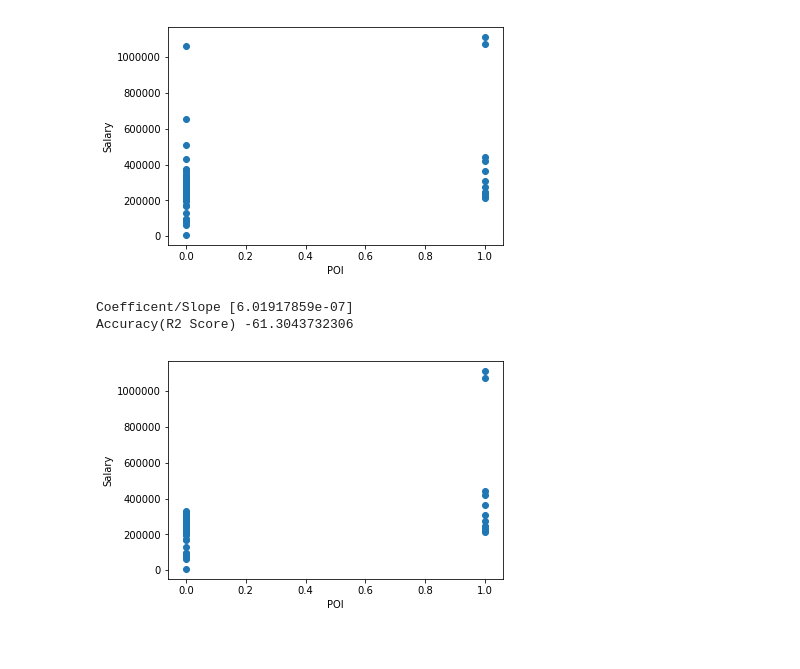
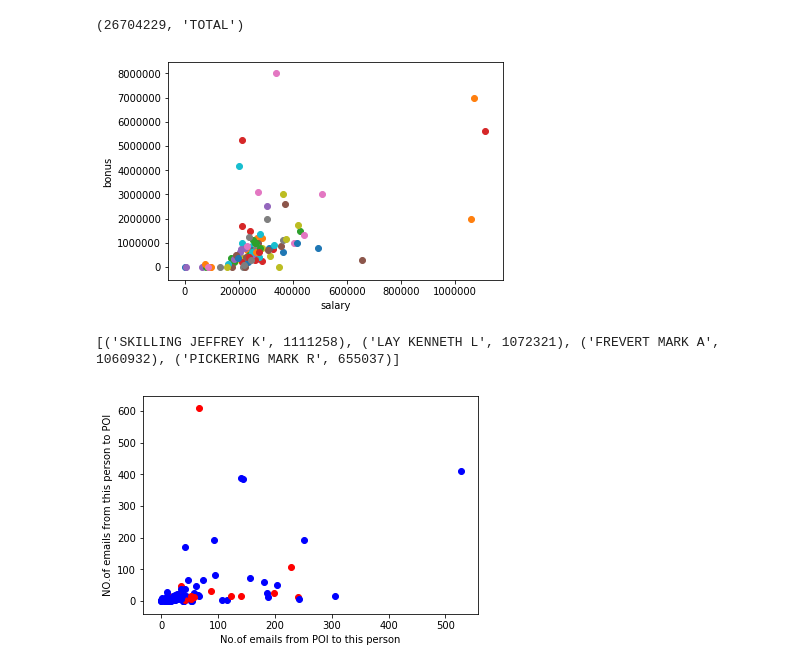
Before and after one commit to ketanpandey01/Enron_Corpus, a Jupyter notebook: Enron Corpus.ipynb, the cells around one changed output. Saved outputs shown, nothing was run; the diff lists cells and outputs as text; code cells hidden in the pictures.

```diff
--- a/Enron Corpus.ipynb
+++ b/Enron Corpus.ipynb
@@ -37,10 +43,53 @@ plt.show()
+# %%
+#Finding the outlier
+max_salary,max_key = 0,''
+for key,value in data_dict.items():
+    if value['salary'] > max_salary and value['salary']<>'NaN':
+        max_salary, max_key = value['salary'],key
+
+print(max_salary,max_key)
+#Removing the outlier
+data_dict.pop('TOTAL')
+
+#Visualize after removing the outlier
+visualize()
+# %% [output]
+(26704229, 'TOTAL')
+[figure, added]
+# %%
+#There are few outliers still there. But we cannot remove them, they might be the actual people involved in the fraud.
+#We'll see who are they.
+outliers = []
+for key in data_dict:
+    sal = data_dict[key]['salary']
+    if sal<>'NaN':
+        outliers.append((key,int(sal)))
+
+outliers_final = (sorted(outliers,key=lambda x:x[1],reverse=True)[:4])
+print(outliers_final)
+# %% [output]
+[('SKILLING JEFFREY K', 1111258), ('LAY KENNETH L', 1072321), ('FREVERT MARK A', 1060932), ('PICKERING MARK R', 655037)]
 # %%
-sys.path.append("../Enron Corpus/Outlier")
-from outlier_removal_regression import outlierRemovalRegression
-labels,features = targetFeatureSplit(data)
-outlierRemovalRegression(features,labels)
+# sys.path.append("../Enron_Corpus/Outlier")
+# from outlier_removal_regression import outlierRemovalRegression
+# labels,features = targetFeatureSplit(data)
+# outlierRemovalRegression(features,labels)
-# %% [output]
-[figure, removed]
-Coefficent/Slope [6.01917859e-07]
-Accuracy(R2 Score) -61.3043732306
-[figure, removed]
+# %%
+#Feature processing
+#Selecting two features from the existing data.
+features_list = ['poi','from_poi_to_this_person','from_this_person_to_poi']
+data = featureFormat(data_dict,features_list)
+
+for point in data:
+    from_poi = point[1]
+    to_poi = point[2]
+    if point[0]==1:
+        plt.scatter(from_poi,to_poi,c="r")
+    else:
+        plt.scatter(from_poi,to_poi, c='b')
+
+plt.xlabel("No.of emails from POI to this person")
+plt.ylabel("NO.of emails from this person to POI")
+plt.show()
+# %% [output]
+[figure, added]
```
Also changed, not shown: parts of 5 cells of this notebook.
